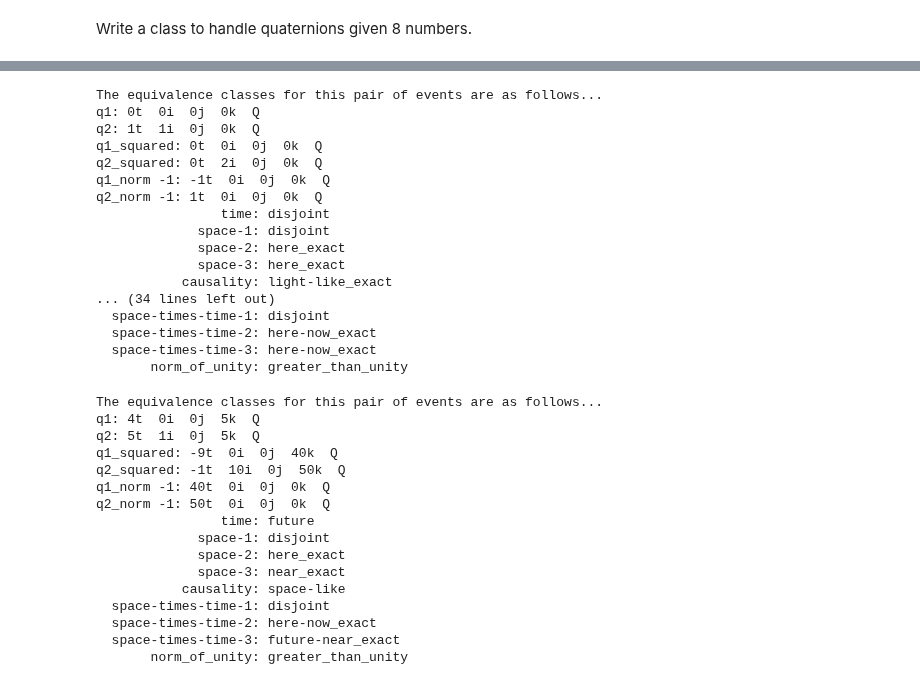
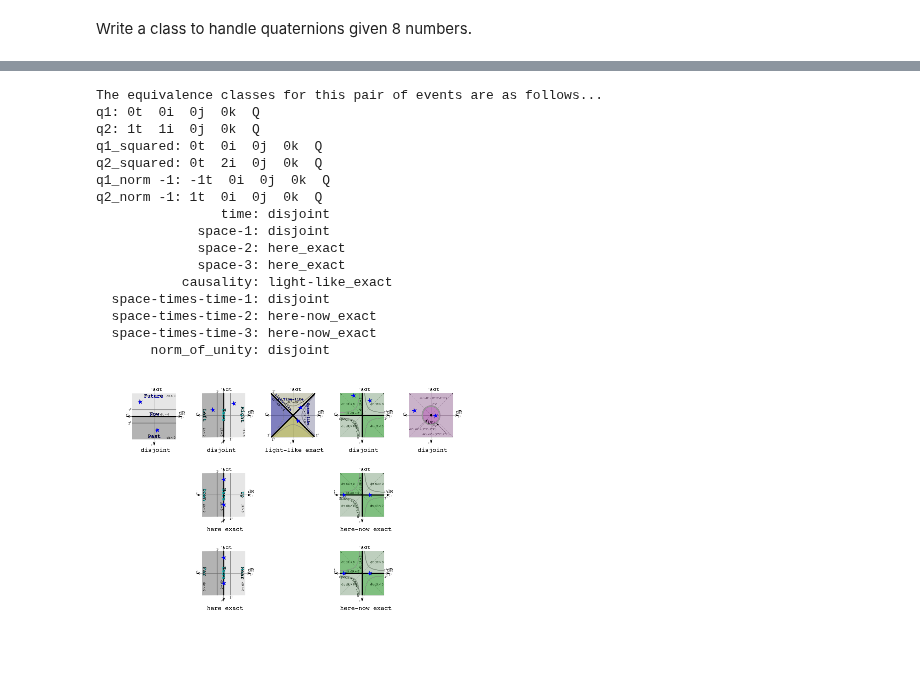
Before and after one commit to dougsweetser/ipq, a Jupyter notebook: q_notebook/Q_tool_devo.ipynb, the cells around one changed output, grey strips where cells are left out. Drawn from its saved outputs; the diff is of its cells as text; code cells hidden in the pictures; blank space fills up the shorter version.

Commit message:
Fixed bugs in printing EQ icons.

```diff
--- a/q_notebook/Q_tool_devo.ipynb
+++ b/q_notebook/Q_tool_devo.ipynb
@@ -1027,9 +1047,20 @@ class Qq:
     # which proposes that if one changes the distance from a gravitational source, then
     # squares a measurement, the observers at two different hieghts agree to their
     # space-times-time values, but not the intervals.
-    def g_shift(self, dimensionless_g, qtype="g_shift"):
+    def g_shift(self, dimensionless_g, g_form="exp", qtype="g_shift"):
         """Shift an observation based on a dimensionless GM/c^2 dR."""
 
+        if g_form == "exp":
+            g_factor = exp(dimensionless_g)
+            if qtype == "g_shift":
+                qtype = "g_exp"
+        elif g_form == "minimal":
+            g_factor = 1 + 2 * dimensionless_g + 2 * dimensionless_g ** 2
+            if qtype == "g_shift":
+                qtype = "g_minimal"
+        else:
+            print("g_form not defined, should be 'exp' or 'minimal': {}".format(g_form))
+            return self
         exp_g = exp(dimensionless_g)
 
         g_q = Qq(qtype=self.qtype)
@@ -1318,20 +1349,32 @@ A series of images were created to show each class.  For the future, here is the
 There is a smaller class for those that are exactly the same amount in the future. They have a different icon:
 ![](images/eq_classes/time_future_exact.png)
 Such an exact relation is not of much interest to physicists since Einstein showed that holds for only one set of observers. If one is moving relative to the reference observer, the two events would look like they occured at different times in the future, presuming perfectly accurate measuring devices.
+# %%
+def round_sig_figs(num, sig_figs):
+    """Round to specified number of sigfigs.
+
+    # from http://code.activestate.com/recipes/578114-round-number-to-specified-number-of-significant-di/
+    """
+    if num != 0:
+        return round(num, -int(math.floor(math.log10(abs(num))) - (sig_figs - 1)))
+    else:
+        return 0  # Can't take the log of 0
 # %%
 class EQ():
     """A class that compairs pairs of quaternions."""
 
-    round_to = 13
+    # Read images in once for the class.
+    eq_images = {}
+    qtd_dir =  os.path.dirname(IPython.utils.path.filefind('Q_tool_devo.ipynb'))
+    im_dir = "{qd}/images/eq_classes".format(qd=qtd_dir)
+    im_files = "{imd}/*png".format(imd=im_dir)
 
-    eq_images = {}
-
-    for eq_image_file in glob("images/eq_classes/*png"):
+    for eq_image_file in glob(im_files):
         file_name = basename(eq_image_file)
         eq_class_name = (file_name.split(sep='.'))[0]
         eq_images[eq_class_name] = mpimg.imread(eq_image_file)
 
-    def __init__(self, q1, q2):
+    def __init__(self, q1, q2, sig_figs=10):
 
         # Convert the quaternions into the Qq reduced form.
         if isinstance(q1, Qh):
@@ -1357,6 +1400,7 @@ class EQ():
 
         # Store results here
         self.classes = {}
+        self.sig_figs = sig_figs
 
     def get_class(self, q1, q2, names, position):
         """A general tool to figure out a scalar class.
@@ -1370,14 +1414,14 @@ class EQ():
         # Since the quaternions in the Qq form are reduced just look for non-zero values.
         if q1_d[position].p and q2_d[position].p:
 
-            if round(q1_d[position].p, self.round_to) == round(q2_d[position].p, self.round_to):
+            if round_sig_figs(q1_d[position].p, self.sig_figs) == round_sig_figs(q2_d[position].p, self.sig_figs):
                 result = "{np}_exact".format(np=names["positive"])
             else:
                 result = "{np}".format(np=names["positive"])
 
         elif q1_d[position].n and q2_d[position].n:
 
-            if round(q1_d[position].n, self.round_to) == round(q2_d[position].n, self.round_to):
+            if round_sig_figs(q1_d[position].n, self.sig_figs) == round_sig_figs(q2_d[position].n, self.sig_figs):
                 result = "{nn}_exact".format(nn=names["negative"])
             else:
                 result = "{nn}".format(nn=names["negative"])
@@ -1507,11 +1551,9 @@ class EQ():
             ax21.imshow(self.eq_images['space-1_' + self.classes['space-1']])
             plt.axis('off');
 
-
             ax22 = fig.add_subplot(3, 5, 7)
             ax22.imshow(self.eq_images['space-2_' + self.classes['space-2']])
             plt.axis('off');
-
 
             ax23 = fig.add_subplot(3, 5, 12)
             ax23.imshow(self.eq_images['space-3_' + self.classes['space-3']])
@@ -1754,54 +1796,27 @@ OK
 # %%
 E1 = Qh([0, 0, 0, 0])
 E2 = Qh([1,1,0,0])
 E3 = Qh([2,0, 0, 0])
 eq_E12 = EQ(E1, E2)
 eq_E13 = EQ(E1, E3)
 eq_E23 = EQ(E2, E3)
 print(eq_E12)
-print(eq_E13)
-print(eq_E23)
+eq_E12.visualize()
 # %% [output]
 The equivalence classes for this pair of events are as follows...
 q1: 0t  0i  0j  0k  Q
 q2: 1t  1i  0j  0k  Q
 q1_squared: 0t  0i  0j  0k  Q
 q2_squared: 0t  2i  0j  0k  Q
 q1_norm -1: -1t  0i  0j  0k  Q
 q2_norm -1: 1t  0i  0j  0k  Q
                 time: disjoint
              space-1: disjoint
              space-2: here_exact
              space-3: here_exact
            causality: light-like_exact
-... (34 lines left out)
   space-times-time-1: disjoint
   space-times-time-2: here-now_exact
   space-times-time-3: here-now_exact
-       norm_of_unity: greater_than_unity
+       norm_of_unity: disjoint
+[figure, added]
-# %%
-origin_shift = Qh([4, 0, 0, 5])
-E1_shift = Qh([0, 0, 0, 0]).add(origin_shift)
-E2_shift = Qh([1,1,0,0]).add(origin_shift)
-E3_shift = Qh([2,0, 0, 0]).add(origin_shift)
-eq_E12_shift = EQ(E1_shift, E2_shift)
-eq_E13_shift = EQ(E1_shift, E3_shift)
-eq_E23_shift = EQ(E2_shift, E3_shift)
-print(eq_E12_shift)
-# %% [output]
-The equivalence classes for this pair of events are as follows...
-q1: 4t  0i  0j  5k  Q
-q2: 5t  1i  0j  5k  Q
-q1_squared: -9t  0i  0j  40k  Q
-q2_squared: -1t  10i  0j  50k  Q
-q1_norm -1: 40t  0i  0j  0k  Q
-q2_norm -1: 50t  0i  0j  0k  Q
-                time: future
-             space-1: disjoint
-             space-2: here_exact
-             space-3: near_exact
-           causality: space-like
-  space-times-time-1: disjoint
-  space-times-time-2: here-now_exact
-  space-times-time-3: future-near_exact
-       norm_of_unity: greater_than_unity
```
Also changed, not shown: parts of 21 cells of this notebook.
